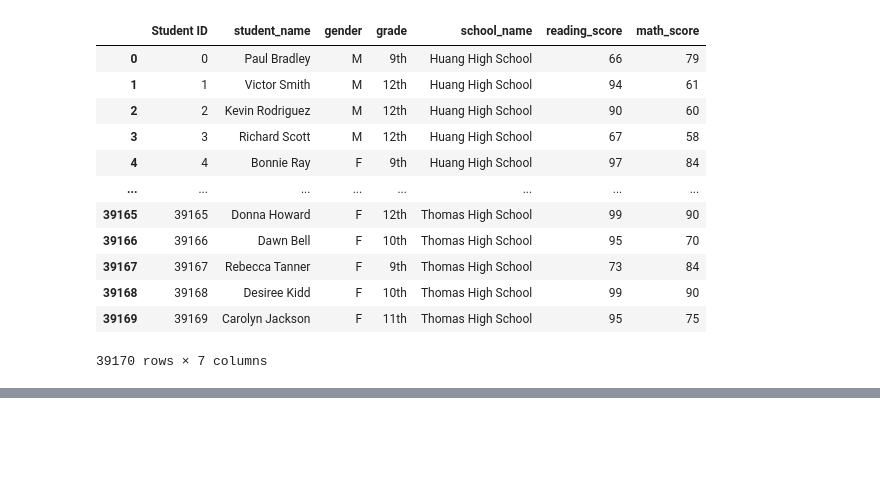
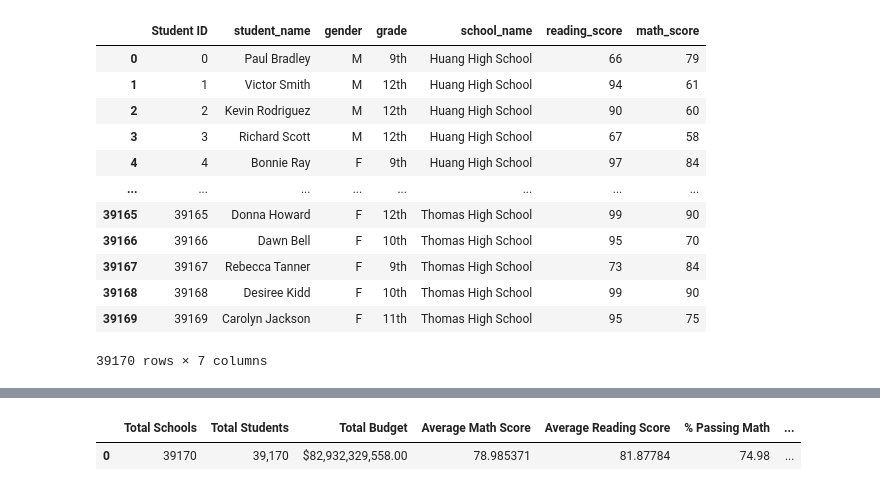
Before and after one commit to DeepaGheewala/School_District_Analysis, a Jupyter notebook: PyCitySchools.ipynb, the cells around one changed output, grey strips where cells are left out. Cells and saved outputs as stored; diff of their text form; code cells hidden in the pictures; blank space fills up the shorter version.

```diff
--- a/PyCitySchools.ipynb
+++ b/PyCitySchools.ipynb
@@ -108,0 +266,10 @@ student_data_df
+# %%
+# Reorder the columns in the order you want them to appear.
+new_column_order = ["Total Schools", "Total Students", "Total Budget","Average Math Score", "Average Reading Score", "% Passing Math", "% Passing Reading", "% Overall Passing"]
+
+# Assign district summary df the new column order.
+district_summary_df = district_summary_df[new_column_order]
+district_summary_df
+# %% [output]
+|  | Total Schools | Total Students | Total Budget | Average Math Score | Average Reading Score | % Passing Math | ... |
+| 0 | 39170 | 39,170 | $82,932,329,558.00 | 78.985371 | 81.87784 | 74.98 | ... |
```
Also changed, not shown: parts of 14 cells of this notebook, 3 other files.
